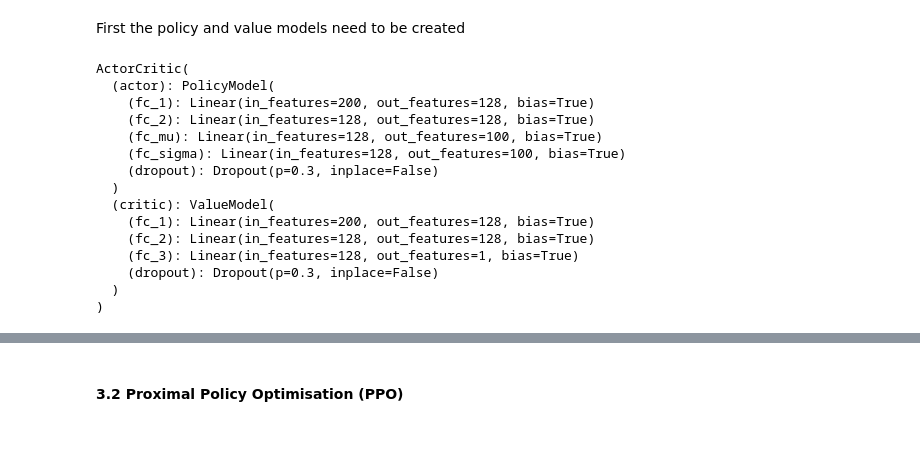
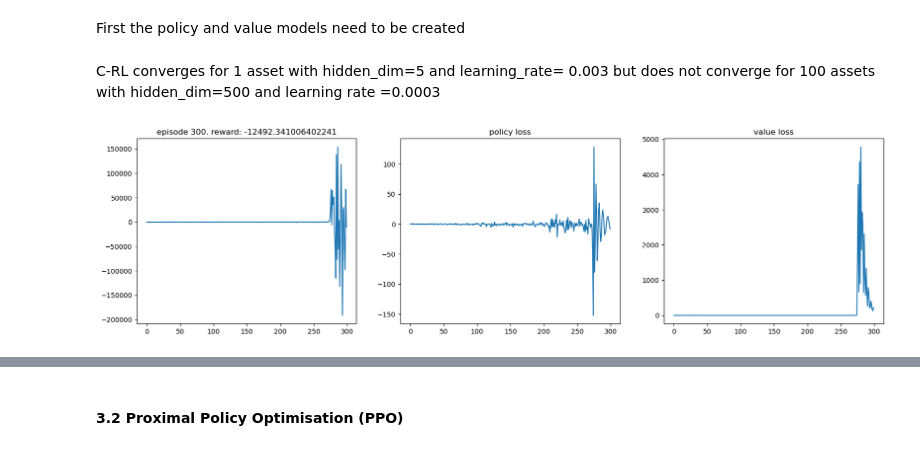
Before and after one commit to quintengeerts2000/MasterThesis-DRL_applications_to_stat_arb, a Jupyter notebook: monte_carlo_simulators/OU_stoch_control.ipynb, the cells around one changed output, grey strips where cells are left out. Saved outputs shown, nothing was run; the diff lists cells and outputs as text; code cells hidden in the pictures.

```diff
--- a/monte_carlo_simulators/OU_stoch_control.ipynb
+++ b/monte_carlo_simulators/OU_stoch_control.ipynb
@@ -326 +376,8 @@ class TradingEnvironment():
+# %%
+r  = 0.02 # 0.2% interest rate
+p  = np.ones((N,1)) #simplification in this model the asset prices themselves are assumed to be mean reverting
+M  = 100 # amount of monte carlo simulations done
+W0 = 0
+process = ornstein_uhlenbeck_process(theta,mu,sigma,delta_t)
+env     = TradingEnvironment(process,T,r,p)
 # %% [markdown]
@@ -328,3 +385,8 @@ class TradingEnvironment():
+# %%
+LOG_SIG_MIN = -20
+LOG_SIG_MAX = 1
+LOC_MIN = -2000
+LOC_MAX = 2000
 # %% [markdown]
 First the policy and value models need to be created
 # %%
@@ -618,12 +584,12 @@ def evaluate(env, agent, vis=False):
     if vis: env.render()
     while not done:
 
+        #state = torch.FloatTensor(state[:N]).unsqueeze(0)
         state = torch.FloatTensor(state).unsqueeze(0)
-
         with torch.no_grad():
             action,_, _ = agent.forward(state) #TODO: Not sure if only Mu is used when performing eval
 
-        state, reward, done, _ = env.step(action.item())
+        state, reward, done, _ = env.step(action.numpy())
 
         episode_reward += reward
 
@@ -653,52 +619,57 @@ def plot(frame_idx, train_rewards, policy_loss, value_loss):
     plt.title('value loss')
     plt.plot(value_loss)
     plt.show()
+# %% [markdown]
+C-RL converges for 1 asset with hidden_dim=5 and learning_rate= 0.003
+but does not converge for 100 assets with hidden_dim=500 and learning rate =0.0003
 # %%
-MAX_EPISODES = 1000
-LEARNING_RATE = 0.0025
-MAX_EPISODES = 5000
-DISCOUNT_FACTOR = 0.99
+LEARNING_RATE = 0.0003
+MAX_EPISODES = 300
+DISCOUNT_FACTOR = 0
 N_TRIALS = 25
-REWARD_THRESHOLD = 195
 
-INPUT_DIM  = 2 * N # first N input values is X_t and the next is pi_t
-HIDDEN_DIM = 128
+INPUT_DIM  = 2 * N + 1# first N input values is X_t and the next is pi_t
+HIDDEN_DIM = 500
 OUTPUT_DIM_ACTOR = N
 OUTPUT_DIM_CRITIC = 1
 
 policy_losses = []
 value_losses = []
 train_rewards = []
 test_rewards = []
 
 # init agent
 actor = PolicyModel(INPUT_DIM, HIDDEN_DIM, OUTPUT_DIM_ACTOR)
 critic = ValueModel(INPUT_DIM, HIDDEN_DIM, OUTPUT_DIM_CRITIC)
 agent = ActorCritic(actor, critic)
 
 def init_weights(m):
     """ Initializes the ANNs weights with a relevant distribution. """
     if type(m) == nn.Linear:
         torch.nn.init.xavier_normal_(m.weight)
         m.bias.data.fill_(0)
 
 agent.apply(init_weights)
 optimizer = optim.Adam(agent.parameters(), lr = LEARNING_RATE)
+
+process = ornstein_uhlenbeck_process(theta,mu,sigma,delta_t)
+train_env = TradingEnvironment(process,T,r,p)
+train_env.train()
+eval_env = TradingEnvironment(process,T,r,p)
+eval_env.eval()
+
+for episode in range(1, MAX_EPISODES+1):
+    policy_loss, value_loss, train_reward = train(train_env, agent, optimizer, DISCOUNT_FACTOR)
+    test_reward = evaluate(eval_env, agent, False)
+
+    train_rewards.append(train_reward)
+    test_rewards.append(test_reward)
+    policy_losses.append(policy_loss)
+    value_losses.append(value_loss)
+
+    mean_train_rewards = np.mean(train_rewards[-N_TRIALS:])
+    mean_test_rewards = np.mean(test_rewards[-N_TRIALS:])
+
+    plot(episode, train_rewards, policy_losses, value_losses)
+# %% [output]
+[figure, added]
-# %%
-agent
-# %% [output]
-ActorCritic(
-  (actor): PolicyModel(
-    (fc_1): Linear(in_features=200, out_features=128, bias=True)
-    (fc_2): Linear(in_features=128, out_features=128, bias=True)
-    (fc_mu): Linear(in_features=128, out_features=100, bias=True)
-    (fc_sigma): Linear(in_features=128, out_features=100, bias=True)
-    (dropout): Dropout(p=0.3, inplace=False)
-  )
-  (critic): ValueModel(
-    (fc_1): Linear(in_features=200, out_features=128, bias=True)
-    (fc_2): Linear(in_features=128, out_features=128, bias=True)
-    (fc_3): Linear(in_features=128, out_features=1, bias=True)
-    (dropout): Dropout(p=0.3, inplace=False)
-  )
-)
```
Also changed, not shown: parts of 16 cells of this notebook, 1 other file.
